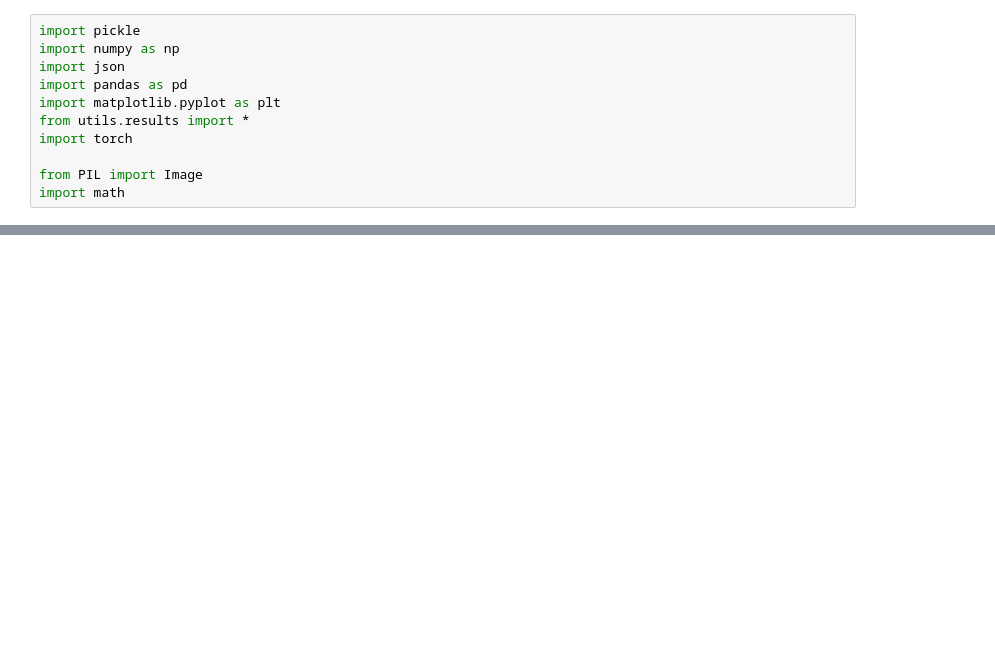
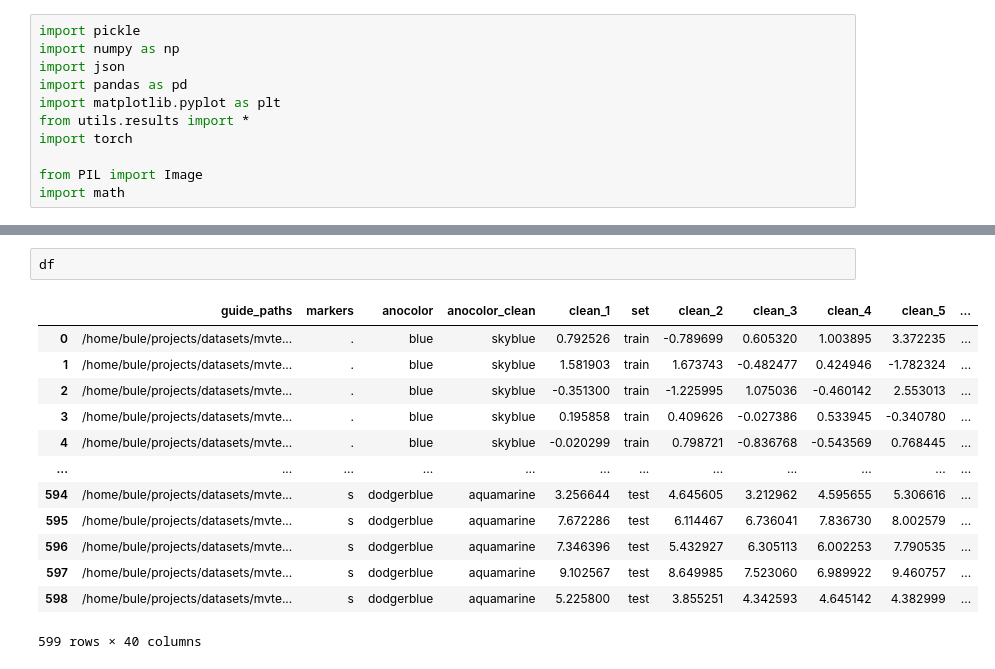
Before and after one commit to buehlpa/UTRAD, a Jupyter notebook: dev_screwruns_cont.ipynb, the cells around one changed output, grey strips where cells are left out. Drawn from its saved outputs; the diff is of its cells as text; blank space fills up the shorter version.

```diff
--- a/dev_screwruns_cont.ipynb
+++ b/dev_screwruns_cont.ipynb
@@ -446,4 +449,20 @@ for run, path in enumerate(filepaths_cont):
 [figure]
 [figure]
 [figure]
+# %%
+df
+# %% [output]
+|  | guide_paths | markers | anocolor | anocolor_clean | clean_1 | set | clean_2 | clean_3 | clean_4 | clean_5 | ... |
+| 0 | /home/bule/projects/datasets/mvte... | . | blue | skyblue | 0.792526 | train | -0.789699 | 0.605320 | 1.003895 | 3.372235 | ... |
+| 1 | /home/bule/projects/datasets/mvte... | . | blue | skyblue | 1.581903 | train | 1.673743 | -0.482477 | 0.424946 | -1.782324 | ... |
+| 2 | /home/bule/projects/datasets/mvte... | . | blue | skyblue | -0.351300 | train | -1.225995 | 1.075036 | -0.460142 | 2.553013 | ... |
+| 3 | /home/bule/projects/datasets/mvte... | . | blue | skyblue | 0.195858 | train | 0.409626 | -0.027386 | 0.533945 | -0.340780 | ... |
+| 4 | /home/bule/projects/datasets/mvte... | . | blue | skyblue | -0.020299 | train | 0.798721 | -0.836768 | -0.543569 | 0.768445 | ... |
+| ... | ... | ... | ... | ... | ... | ... | ... | ... | ... | ... | ... |
+| 594 | /home/bule/projects/datasets/mvte... | s | dodgerblue | aquamarine | 3.256644 | test | 4.645605 | 3.212962 | 4.595655 | 5.306616 | ... |
+| 595 | /home/bule/projects/datasets/mvte... | s | dodgerblue | aquamarine | 7.672286 | test | 6.114467 | 6.736041 | 7.836730 | 8.002579 | ... |
+| 596 | /home/bule/projects/datasets/mvte... | s | dodgerblue | aquamarine | 7.346396 | test | 5.432927 | 6.305113 | 6.002253 | 7.790535 | ... |
+| 597 | /home/bule/projects/datasets/mvte... | s | dodgerblue | aquamarine | 9.102567 | test | 8.649985 | 7.523060 | 6.989922 | 9.460757 | ... |
+| 598 | /home/bule/projects/datasets/mvte... | s | dodgerblue | aquamarine | 5.225800 | test | 3.855251 | 4.342593 | 4.645142 | 4.382999 | ... |
+599 rows × 40 columns
 # %%
```
Also changed, not shown: parts of 20 cells of this notebook, 2 other files.
